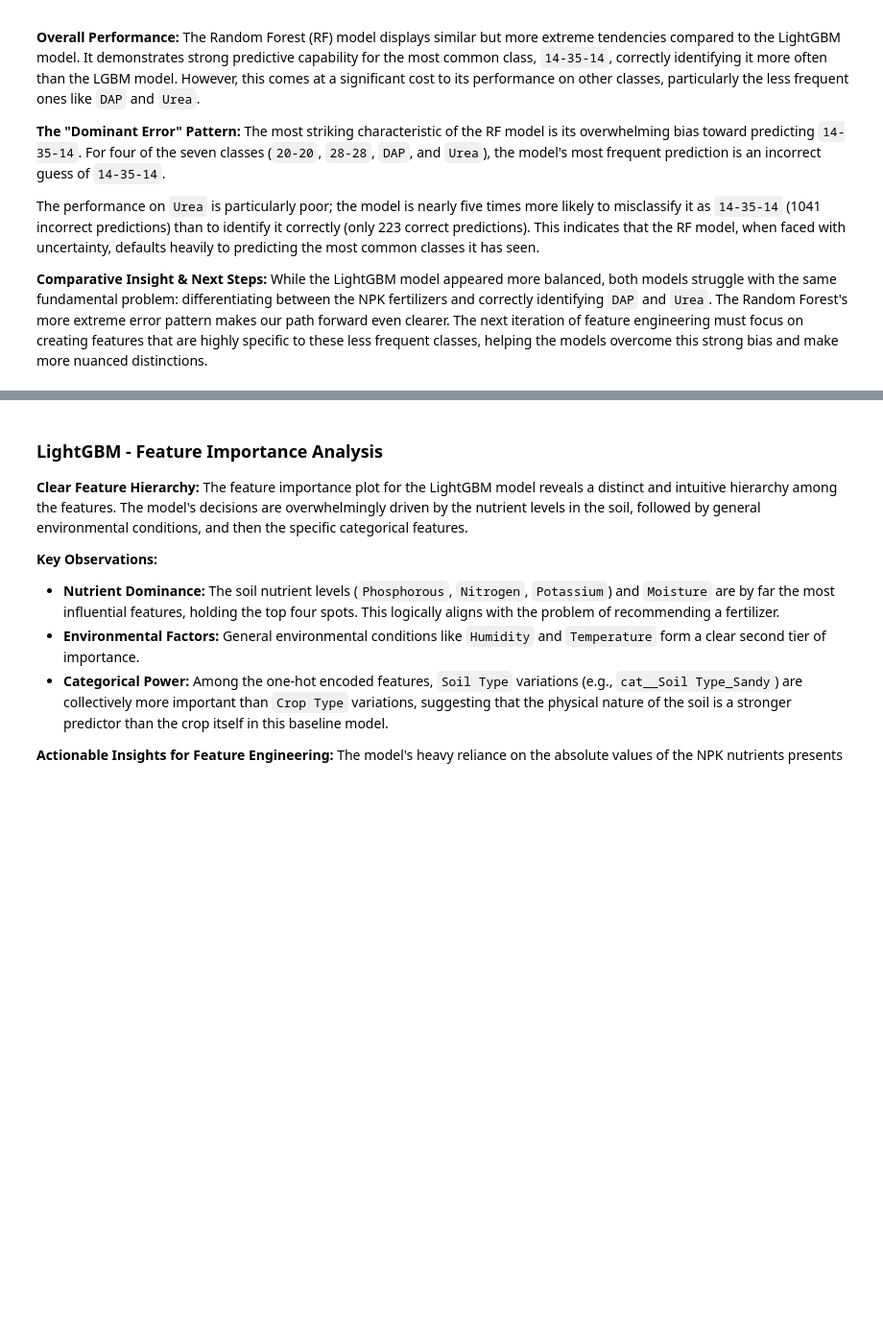
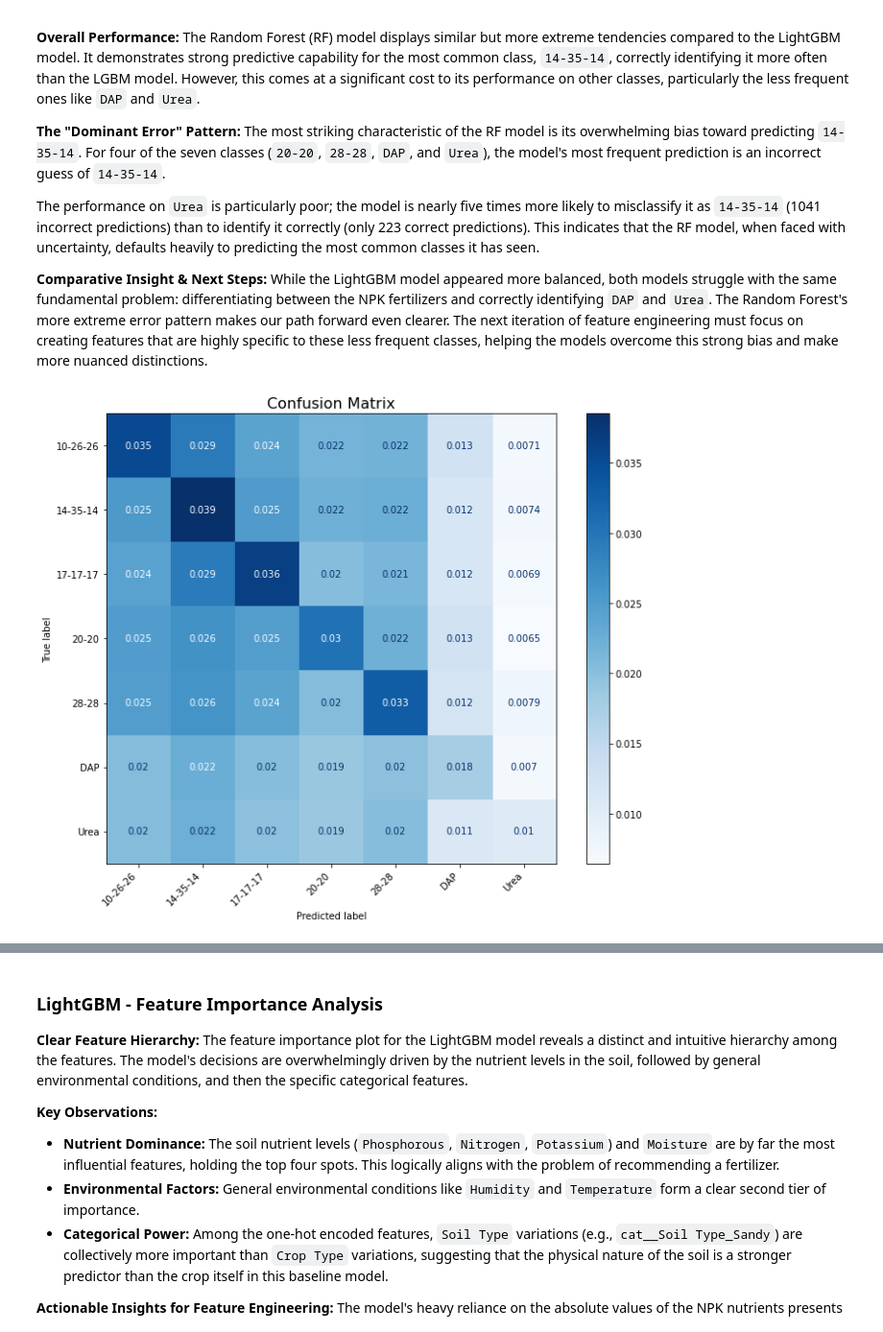
Before and after one commit to mau-estradiote/Kaggle-datasets, a Jupyter notebook: Predicting-Optimal-Fertilizers/notebooks/Models.ipynb, the cells around one changed output, grey strips where cells are left out. Shown at 96% size. Saved outputs shown, nothing was run; the diff lists cells and outputs as text; code cells hidden in the pictures; blank space fills up the shorter version.

```diff
--- a/Predicting-Optimal-Fertilizers/notebooks/Models.ipynb
+++ b/Predicting-Optimal-Fertilizers/notebooks/Models.ipynb
@@ -191,6 +170,9 @@ y_pred_probabs_rf = best_rf.predict_proba(X_test_split)
 # %%
 best_lgb = fitted_models['lgb']
 y_pred_probabs_lgb = best_lgb.predict_proba(X_test_split)
+# %%
+best_xgb = fitted_models['xgb']
+y_pred_probabs_xgb = best_xgb.predict_proba(X_test_split)
 # %%
 rf_score = evl.calculate_map3(Y_test_split, y_pred_probabs_rf)
 print(f'The MAP@3 score for the Random Forest model is: {rf_score:.5f}')
@@ -247,3 +236,13 @@ The performance on `Urea` is particularly poor; the model is nearly five times m
 
 **Comparative Insight & Next Steps:**
 While the LightGBM model appeared more balanced, both models struggle with the same fundamental problem: differentiating between the NPK fertilizers and correctly identifying `DAP` and `Urea`. The Random Forest's more extreme error pattern makes our path forward even clearer. The next iteration of feature engineering must focus on creating features that are highly specific to these less frequent classes, helping the models overcome this strong bias and make more nuanced distinctions.
+# %%
+evl.plot_confusion_matrix(
+    model=best_xgb,
+    X_val=X_test_split,
+    y_val=Y_test_split,
+    class_names=class_names,
+    norm = 'all'
+)
+# %% [output]
+[figure, added]
```
Also changed, not shown: parts of 21 cells of this notebook, 7 other files.
